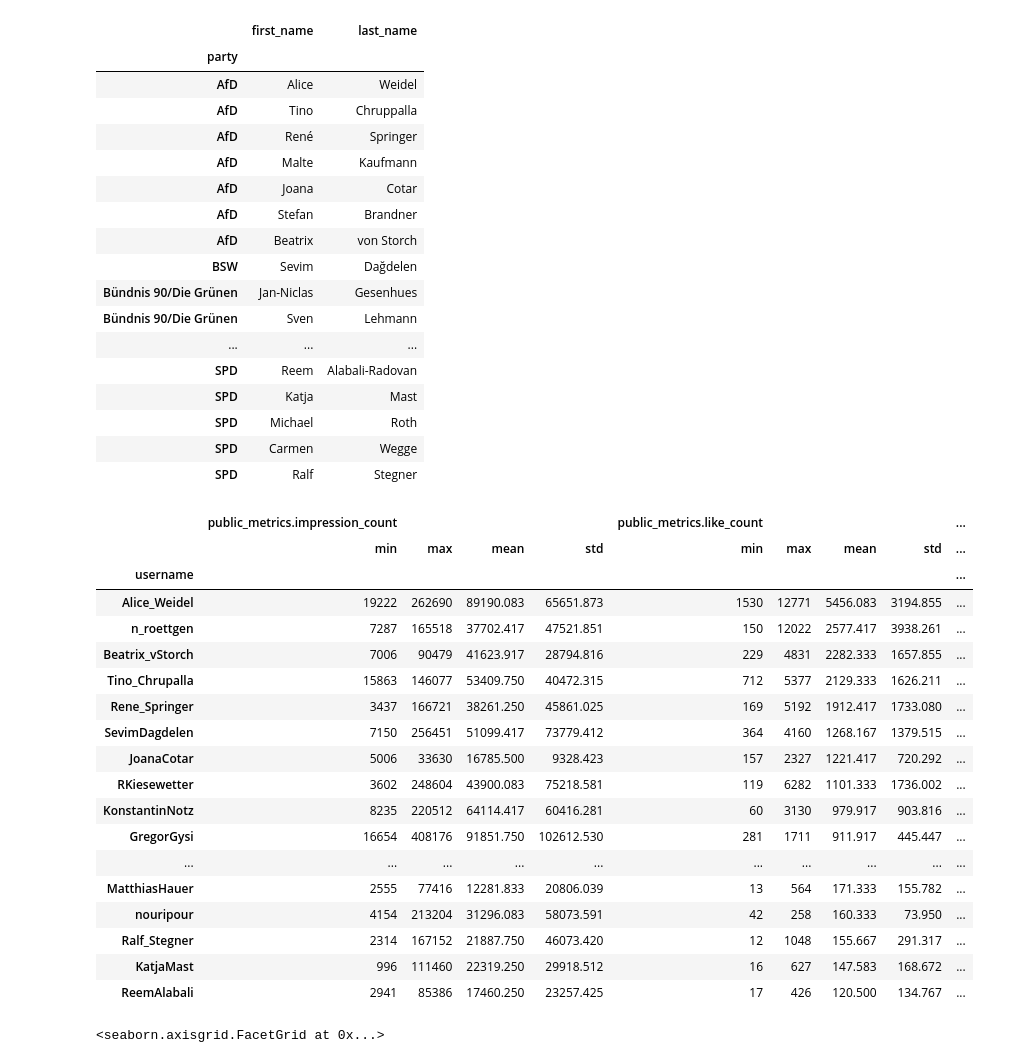
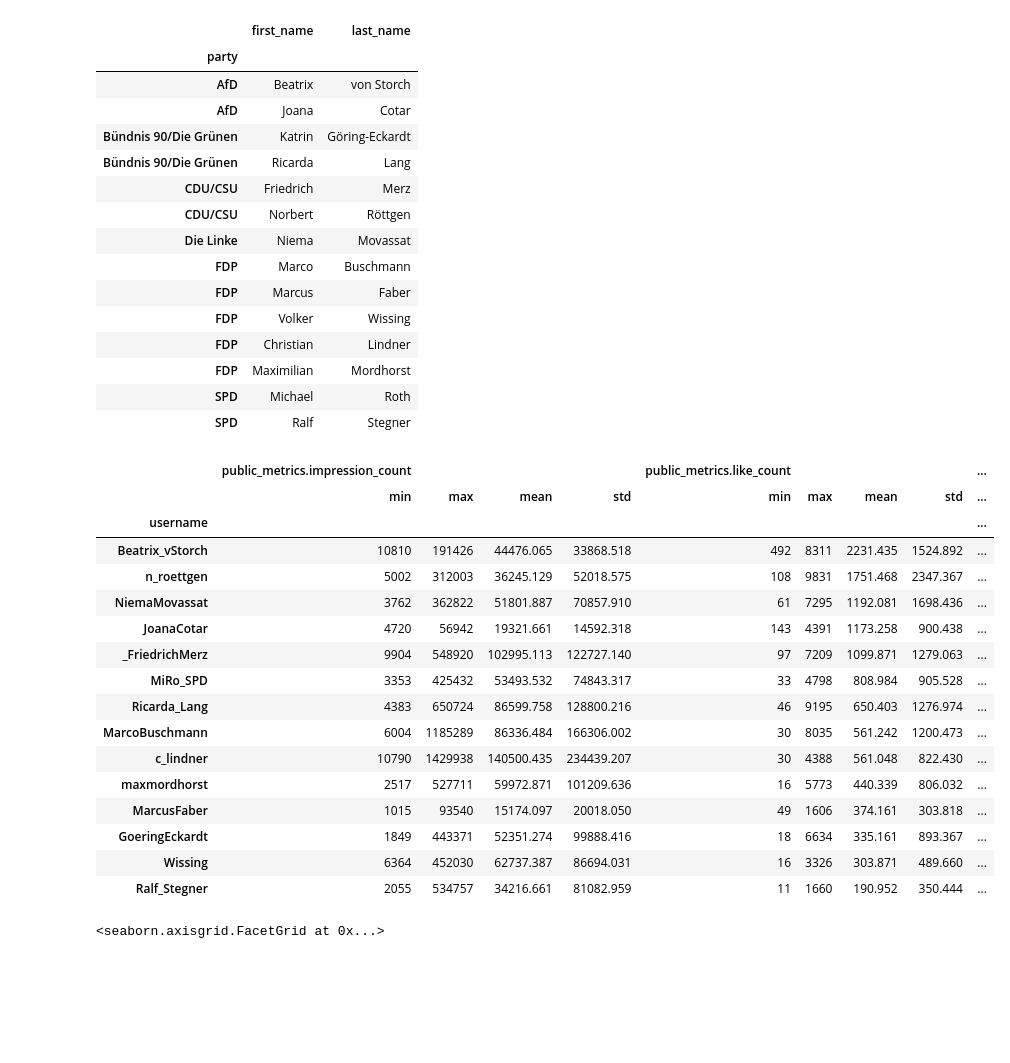
Before and after one commit to cl-trier/TWON-Agents, a Jupyter notebook: pipeline/preparation/de/02--Twitter-Germany-MdBTweets-Processing.ipynb, the cells around one changed output. Saved outputs shown, nothing was run; the diff lists cells and outputs as text; code cells hidden in the pictures; blank space fills up the shorter version.

```diff
--- a/pipeline/preparation/de/02--Twitter-Germany-MdBTweets-Processing.ipynb
+++ b/pipeline/preparation/de/02--Twitter-Germany-MdBTweets-Processing.ipynb
@@ -16,6 +17,12 @@ METRICS: typing.List[str] = ["public_metrics.impression_count", "public_metrics.
 # %%
 posts: pandas.DataFrame = twon_agents.data.filter_tweets(
     pandas.read_csv(f"{DATA_PATH}/raw/twitter.german/GermanyMdBTweets_2023.csv", index_col=0)
+    .pipe(lambda _df: _df.assign(created_at=pandas.to_datetime(_df["created_at"])))
+    .merge(
+        right=pandas.read_json(f"{DATA_PATH}/raw/twitter.german/mdb_meta.json"),
+        left_on="username",
+        right_on="twitter_username"
+    )
 )
 posts
 # %% [output]
@@ -146,6 +142,6 @@ Index(['id', 'author_id', 'conversation_id', 'text',
 # %%
 (
-    sampled_posts_w_party
+    sampled_posts
     [["first_name", "last_name", "party"]]
     .drop_duplicates()
     .set_index("party")
@@ -154,21 +150,19 @@ Index(['id', 'author_id', 'conversation_id', 'text',
 # %% [output]
 |  | first_name | last_name |
 | party |  |  |
-| AfD | Alice | Weidel |
-| AfD | Tino | Chruppalla |
-| AfD | René | Springer |
-| AfD | Malte | Kaufmann |
+| AfD | Beatrix | von Storch |
 | AfD | Joana | Cotar |
-| AfD | Stefan | Brandner |
-| AfD | Beatrix | von Storch |
-| BSW | Sevim | Dağdelen |
-| Bündnis 90/Die Grünen | Jan-Niclas | Gesenhues |
-| Bündnis 90/Die Grünen | Sven | Lehmann |
-| ... | ... | ... |
-| SPD | Reem | Alabali-Radovan |
-| SPD | Katja | Mast |
+| Bündnis 90/Die Grünen | Katrin | Göring-Eckardt |
+| Bündnis 90/Die Grünen | Ricarda | Lang |
+| CDU/CSU | Friedrich | Merz |
+| CDU/CSU | Norbert | Röttgen |
+| Die Linke | Niema | Movassat |
+| FDP | Marco | Buschmann |
+| FDP | Marcus | Faber |
+| FDP | Volker | Wissing |
+| FDP | Christian | Lindner |
+| FDP | Maximilian | Mordhorst |
 | SPD | Michael | Roth |
-| SPD | Carmen | Wegge |
 | SPD | Ralf | Stegner |
 # %%
 (
@@ -179,39 +173,37 @@ Index(['id', 'author_id', 'conversation_id', 'text',
 )
 # %%
 user_metric = (
-    sampled_posts_w_party
+    sampled_posts
     [["username", *METRICS]]
     .groupby("username")
     .agg([
         "min",
         "max",
         "mean",
         "std",
     ])
     .sort_values(by=("public_metrics.like_count", "mean"), ascending=False)
     .round(3)
 )
 user_metric
 # %% [output]
 |  | public_metrics.impression_count |  |  |  | public_metrics.like_count |  |  |  | ... |
 |  | min | max | mean | std | min | max | mean | std | ... |
 | username |  |  |  |  |  |  |  |  | ... |
-| Alice_Weidel | 19222 | 262690 | 89190.083 | 65651.873 | 1530 | 12771 | 5456.083 | 3194.855 | ... |
-| n_roettgen | 7287 | 165518 | 37702.417 | 47521.851 | 150 | 12022 | 2577.417 | 3938.261 | ... |
-| Beatrix_vStorch | 7006 | 90479 | 41623.917 | 28794.816 | 229 | 4831 | 2282.333 | 1657.855 | ... |
-| Tino_Chrupalla | 15863 | 146077 | 53409.750 | 40472.315 | 712 | 5377 | 2129.333 | 1626.211 | ... |
-| Rene_Springer | 3437 | 166721 | 38261.250 | 45861.025 | 169 | 5192 | 1912.417 | 1733.080 | ... |
-| SevimDagdelen | 7150 | 256451 | 51099.417 | 73779.412 | 364 | 4160 | 1268.167 | 1379.515 | ... |
-| JoanaCotar | 5006 | 33630 | 16785.500 | 9328.423 | 157 | 2327 | 1221.417 | 720.292 | ... |
-| RKiesewetter | 3602 | 248604 | 43900.083 | 75218.581 | 119 | 6282 | 1101.333 | 1736.002 | ... |
-| KonstantinNotz | 8235 | 220512 | 64114.417 | 60416.281 | 60 | 3130 | 979.917 | 903.816 | ... |
-| GregorGysi | 16654 | 408176 | 91851.750 | 102612.530 | 281 | 1711 | 911.917 | 445.447 | ... |
-| ... | ... | ... | ... | ... | ... | ... | ... | ... | ... |
-| MatthiasHauer | 2555 | 77416 | 12281.833 | 20806.039 | 13 | 564 | 171.333 | 155.782 | ... |
-| nouripour | 4154 | 213204 | 31296.083 | 58073.591 | 42 | 258 | 160.333 | 73.950 | ... |
-| Ralf_Stegner | 2314 | 167152 | 21887.750 | 46073.420 | 12 | 1048 | 155.667 | 291.317 | ... |
-| KatjaMast | 996 | 111460 | 22319.250 | 29918.512 | 16 | 627 | 147.583 | 168.672 | ... |
-| ReemAlabali | 2941 | 85386 | 17460.250 | 23257.425 | 17 | 426 | 120.500 | 134.767 | ... |
+| Beatrix_vStorch | 10810 | 191426 | 44476.065 | 33868.518 | 492 | 8311 | 2231.435 | 1524.892 | ... |
+| n_roettgen | 5002 | 312003 | 36245.129 | 52018.575 | 108 | 9831 | 1751.468 | 2347.367 | ... |
+| NiemaMovassat | 3762 | 362822 | 51801.887 | 70857.910 | 61 | 7295 | 1192.081 | 1698.436 | ... |
+| JoanaCotar | 4720 | 56942 | 19321.661 | 14592.318 | 143 | 4391 | 1173.258 | 900.438 | ... |
+| _FriedrichMerz | 9904 | 548920 | 102995.113 | 122727.140 | 97 | 7209 | 1099.871 | 1279.063 | ... |
+| MiRo_SPD | 3353 | 425432 | 53493.532 | 74843.317 | 33 | 4798 | 808.984 | 905.528 | ... |
+| Ricarda_Lang | 4383 | 650724 | 86599.758 | 128800.216 | 46 | 9195 | 650.403 | 1276.974 | ... |
+| MarcoBuschmann | 6004 | 1185289 | 86336.484 | 166306.002 | 30 | 8035 | 561.242 | 1200.473 | ... |
+| c_lindner | 10790 | 1429938 | 140500.435 | 234439.207 | 30 | 4388 | 561.048 | 822.430 | ... |
+| maxmordhorst | 2517 | 527711 | 59972.871 | 101209.636 | 16 | 5773 | 440.339 | 806.032 | ... |
+| MarcusFaber | 1015 | 93540 | 15174.097 | 20018.050 | 49 | 1606 | 374.161 | 303.818 | ... |
+| GoeringEckardt | 1849 | 443371 | 52351.274 | 99888.416 | 18 | 6634 | 335.161 | 893.367 | ... |
+| Wissing | 6364 | 452030 | 62737.387 | 86694.031 | 16 | 3326 | 303.871 | 489.660 | ... |
+| Ralf_Stegner | 2055 | 534757 | 34216.661 | 81082.959 | 11 | 1660 | 190.952 | 350.444 | ... |
 # %%
 grid = seaborn.FacetGrid(
     data = (
```
Also changed, not shown: parts of 11 cells of this notebook, 13 other files.
